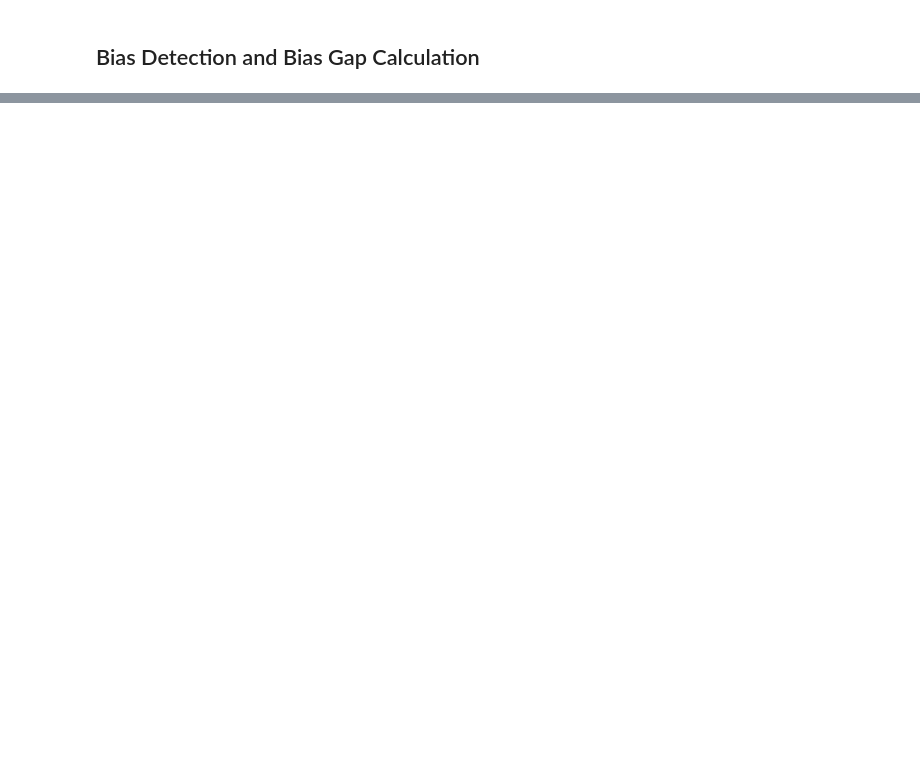
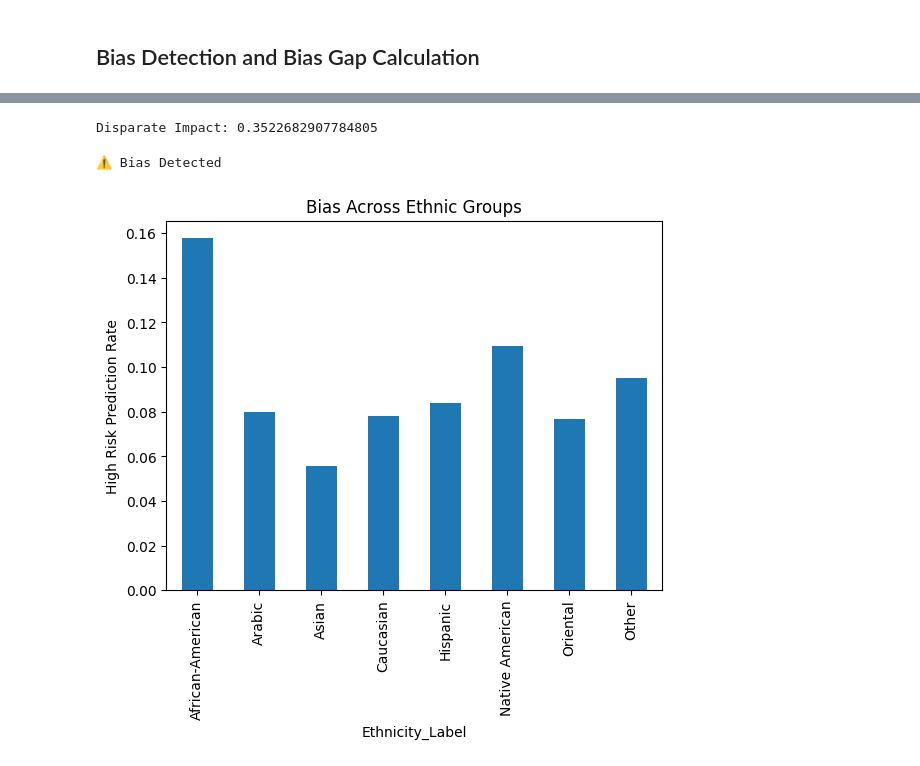
Before and after one commit to Arin36/Ai-Bias-Auditor, a Jupyter notebook: Ai_bias_auditor.ipynb, the cells around one changed output, grey strips where cells are left out. Saved outputs shown, nothing was run; the diff lists cells and outputs as text; code cells hidden in the pictures; blank space fills up the shorter version.

```diff
--- a/Ai_bias_auditor.ipynb
+++ b/Ai_bias_auditor.ipynb
@@ -613,14 +383,0 @@ plt.show()
-# %%
-#Risk percentage per ethnicity
-compas_dataset["Decile_Percentage"] = (compas_dataset["DecileScore"] / 10) * 100
-ethnicity_percentage = compas_dataset.groupby("Ethnicity")["Decile_Percentage"].mean()
-print(ethnicity_percentage)
-import matplotlib.pyplot as plt
-
-ethnicity_percentage.plot(kind="bar", color="steelblue")
-
-plt.title("Average COMPAS Risk Percentage by Ethnicity")
-plt.ylabel("Risk Score (%)")
-plt.xlabel("Ethnicity")
-
-plt.show()
@@ -715,0 +384,9 @@ plt.show()
+# %%
+compas_dataset["Ethnicity_Label"] = le_ethnicity.inverse_transform(compas_dataset["Ethnic_Code_Text"])
+# %%
+compas_dataset["Ethnicity_Label"] = compas_dataset["Ethnicity_Label"].replace({
+    "African-Am": "African-American"
+})
+# %%
+rates_ethnicity = compas_dataset.groupby("Ethnicity_Label")["prediction"].mean()
+print(rates_ethnicity)
@@ -715,0 +404,21 @@ plt.show()
+# %%
+di = rates_ethnicity.min() / rates_ethnicity.max()
+print("Disparate Impact:", di)
+# %% [output]
+Disparate Impact: 0.3522682907784805
+# %%
+if di < 0.8:
+    print("⚠️ Bias Detected")
+else:
+    print("✅ No Significant Bias")
+# %% [output]
+⚠️ Bias Detected
+# %%
+import matplotlib.pyplot as plt
+
+rates_ethnicity.plot(kind="bar")
+plt.title("Bias Across Ethnic Groups")
+plt.ylabel("High Risk Prediction Rate")
+plt.show()
+# %% [output]
+[figure, added]
```
Also changed, not shown: parts of 41 cells of this notebook.
